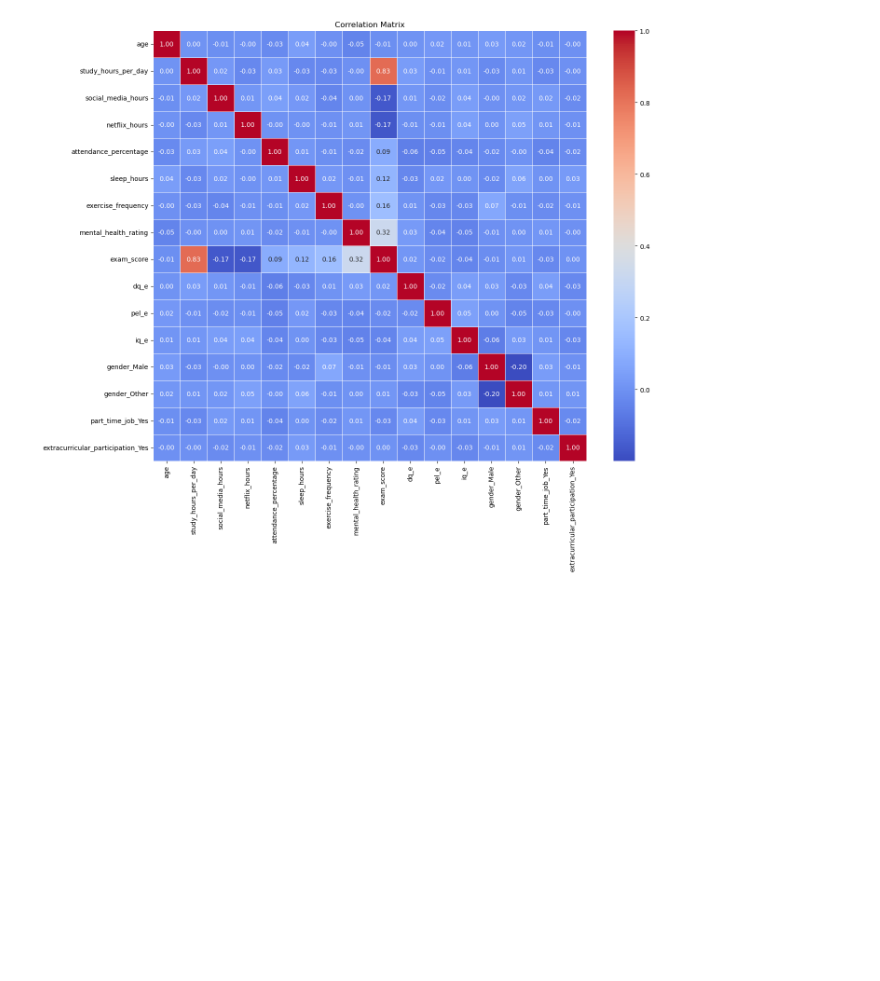
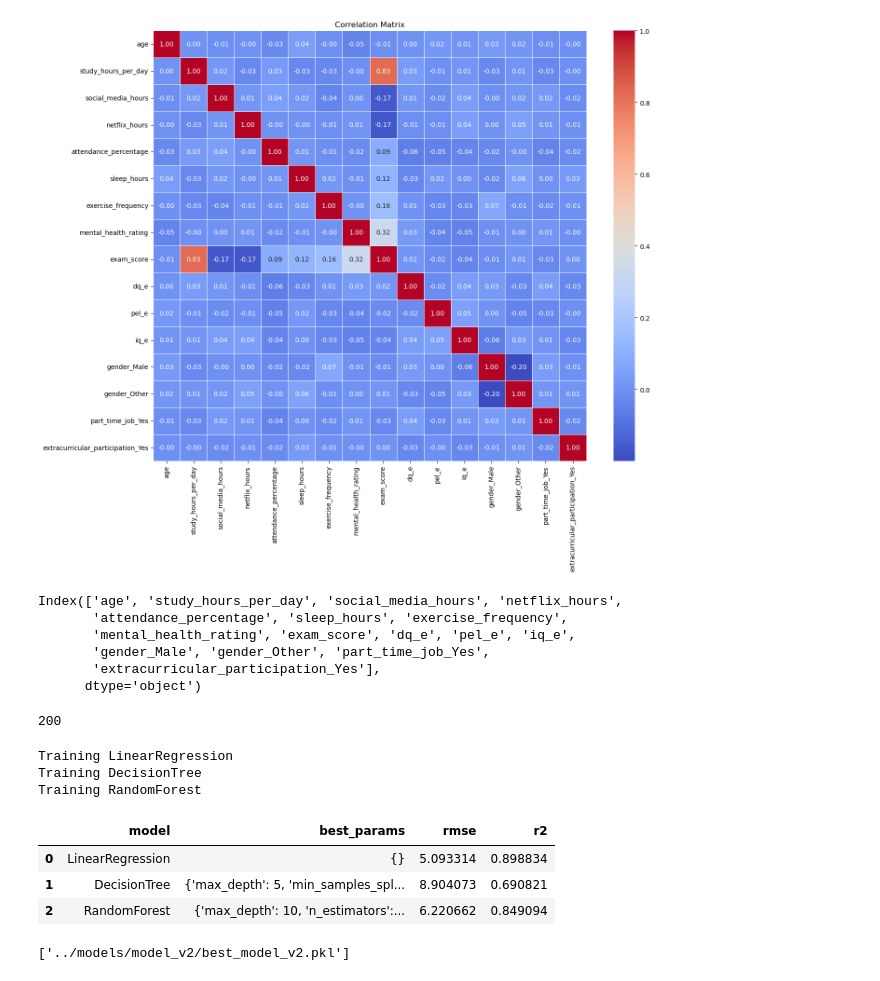
Before and after one commit to tagyera/exam_score_prediction_model, a Jupyter notebook: src/main_v2.ipynb, the cells around one changed output. Cells and saved outputs as stored; diff of their text form; code cells hidden in the pictures; blank space fills up the shorter version.

Commit message:
test: v2_final

```diff
--- a/src/main_v2.ipynb
+++ b/src/main_v2.ipynb
@@ -213,3 +220,12 @@ plt.savefig("../reports/v1_figs/correlation_matrix.png")
 plt.show()
 # %% [output]
 [figure]
+# %%
+new_features_df.columns
+# %% [output]
+Index(['age', 'study_hours_per_day', 'social_media_hours', 'netflix_hours',
+       'attendance_percentage', 'sleep_hours', 'exercise_frequency',
+       'mental_health_rating', 'exam_score', 'dq_e', 'pel_e', 'iq_e',
+       'gender_Male', 'gender_Other', 'part_time_job_Yes',
+       'extracurricular_participation_Yes'],
+      dtype='object')
@@ -215,0 +245,66 @@ plt.show()
+# %%
+X_train, X_test, y_train, y_test = train_test_split(X, y, test_size=0.2, random_state=42)
+len(y_train)
+len(y_test)
+# %% [output]
+200
+# %%
+# models
+
+models = {
+    "LinearRegression": {"model": LinearRegression(), "params": {}},
+    "DecisionTree": {
+        "model": DecisionTreeRegressor(),
+        "params": {"max_depth": [3, 5, 10], "min_samples_split": [2, 5]},
+    },
+    "RandomForest": {
+        "model": RandomForestRegressor(),
+        "params": {"n_estimators": [50, 100], "max_depth": [5, 10]},
+    },
+}
+
+best_models = []
+
+for name, config in models.items():
+    print(f"Training {name}")
+
+    grid = GridSearchCV(
+        config["model"], config["params"], cv=5, scoring="neg_mean_squared_error"
+    )
+    grid.fit(X_train, y_train)
+
+    y_pred = grid.predict(X_test)
+    rmse = np.sqrt(mean_squared_error(y_test, y_pred))
+    r2 = r2_score(y_test, y_pred)
+
+    best_models.append(
+        {"model": name, "best_params": grid.best_params_, "rmse": rmse, "r2": r2}
+    )
+
+results_df = pd.DataFrame(best_models)
+# %% [output]
+Training LinearRegression
+Training DecisionTree
+Training RandomForest
+# %%
+results_df
+# %% [output]
+|  | model | best_params | rmse | r2 |
+| 0 | LinearRegression | {} | 5.093314 | 0.898834 |
+| 1 | DecisionTree | {'max_depth': 5, 'min_samples_spl... | 8.904073 | 0.690821 |
+| 2 | RandomForest | {'max_depth': 10, 'n_estimators':... | 6.220662 | 0.849094 |
+# %%
+best_row = results_df.sort_values(by="rmse").iloc[0]
+
+best_model_name = best_row["model"]
+
+best_model_config = models[best_model_name]
+
+# final_model = best_model_config["model"].set_params(**best_row['best_params'])
+final_model = best_model_config["model"]
+
+final_model.fit(X, y)
+
+joblib.dump(final_model, "../models/model_v2/best_model_v2.pkl")
+# %% [output]
+['../models/model_v2/best_model_v2.pkl']
```
Also changed, not shown: parts of 4 cells of this notebook, 6 other files.
